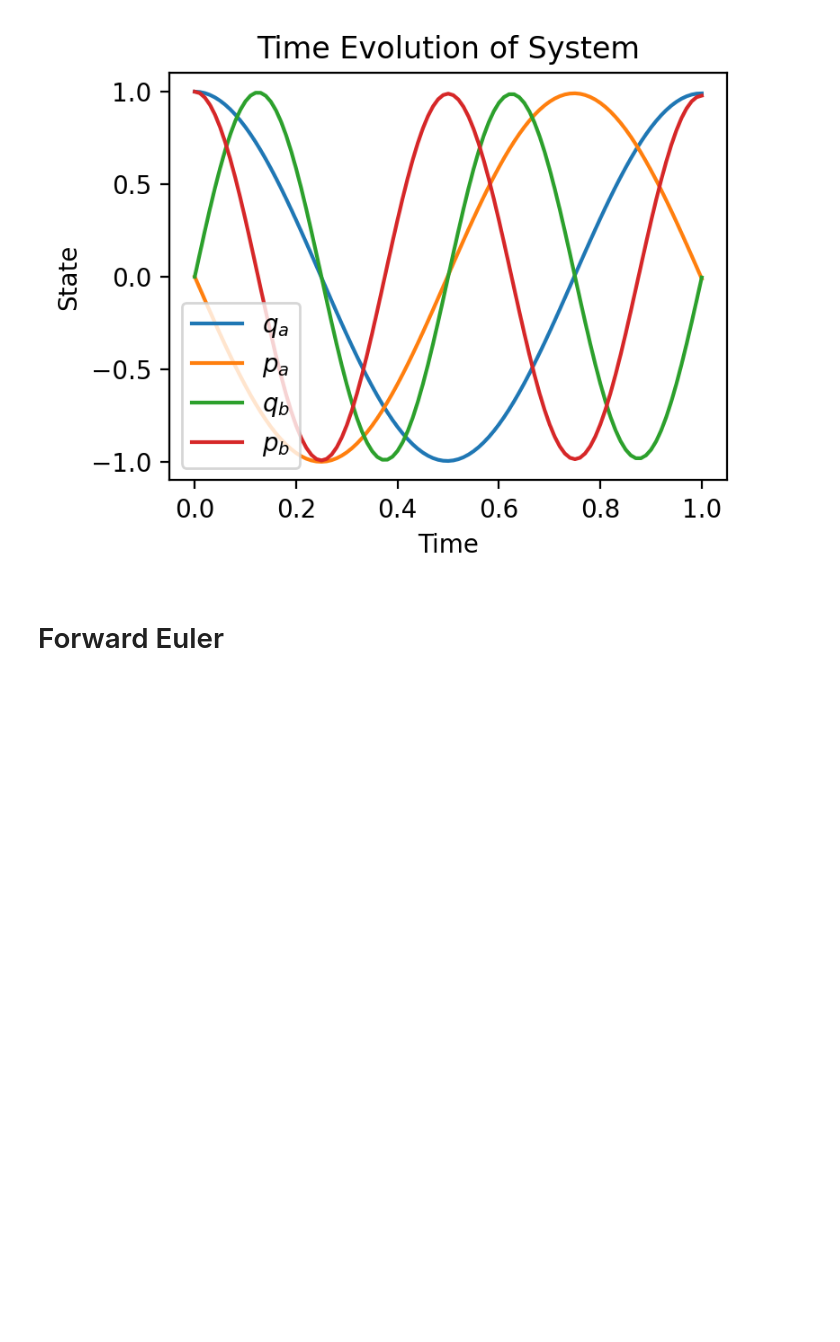
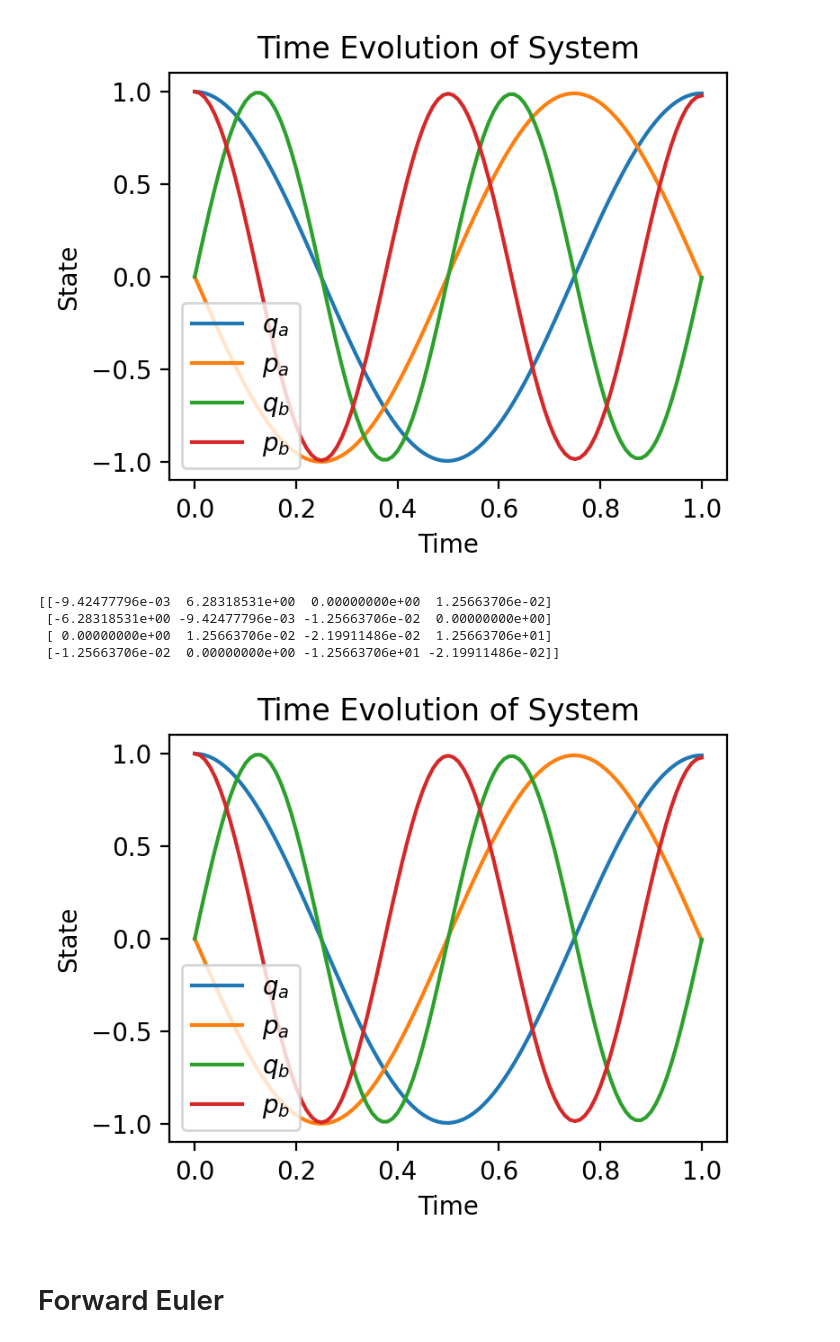
Before and after one commit to Phionx/quantumnetworks, a Jupyter notebook: demos/basic/DoubleModeSystem.ipynb, the cells around one changed output. Saved outputs shown, nothing was run; the diff lists cells and outputs as text; code cells hidden in the pictures; blank space fills up the shorter version.

```diff
--- a/demos/basic/DoubleModeSystem.ipynb
+++ b/demos/basic/DoubleModeSystem.ipynb
@@ -26,6 +26,21 @@ print(sys.A)
  [ 0.00000000e+00  1.25663706e-02 -2.19911486e-02  1.25663706e+01]
  [-1.25663706e-02  0.00000000e+00 -1.25663706e+01 -2.19911486e-02]]
 [figure]
+# %%
+sys = DoubleModeSystem(params={})
+x_0 = np.array([1,0,0,1])
+ts = np.linspace(0, 1, 101)
+X = sys.trapezoidal(x_0, ts, use_gcr=True)
+fig, ax = plot_full_evolution(X, ts, labels=["$q_a$","$p_a$","$q_b$","$p_b$"])
+ax.legend()
+
+print(sys.A)
+# %% [output]
+[[-9.42477796e-03  6.28318531e+00  0.00000000e+00  1.25663706e-02]
+ [-6.28318531e+00 -9.42477796e-03 -1.25663706e-02  0.00000000e+00]
+ [ 0.00000000e+00  1.25663706e-02 -2.19911486e-02  1.25663706e+01]
+ [-1.25663706e-02  0.00000000e+00 -1.25663706e+01 -2.19911486e-02]]
+[figure, added]
 # %% [markdown]
 # Forward Euler
 # %%
```
Also changed, not shown: 3 other files.
